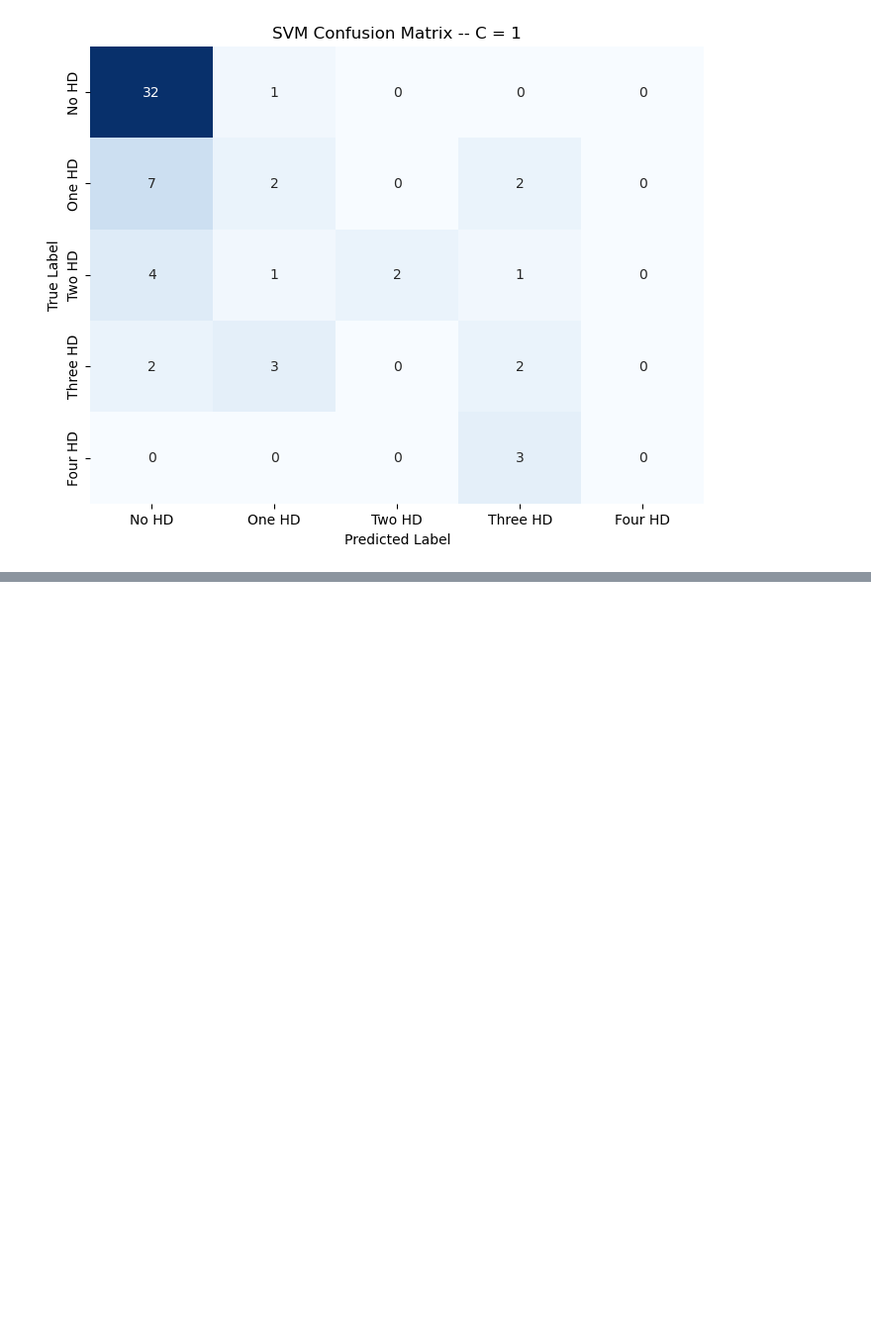
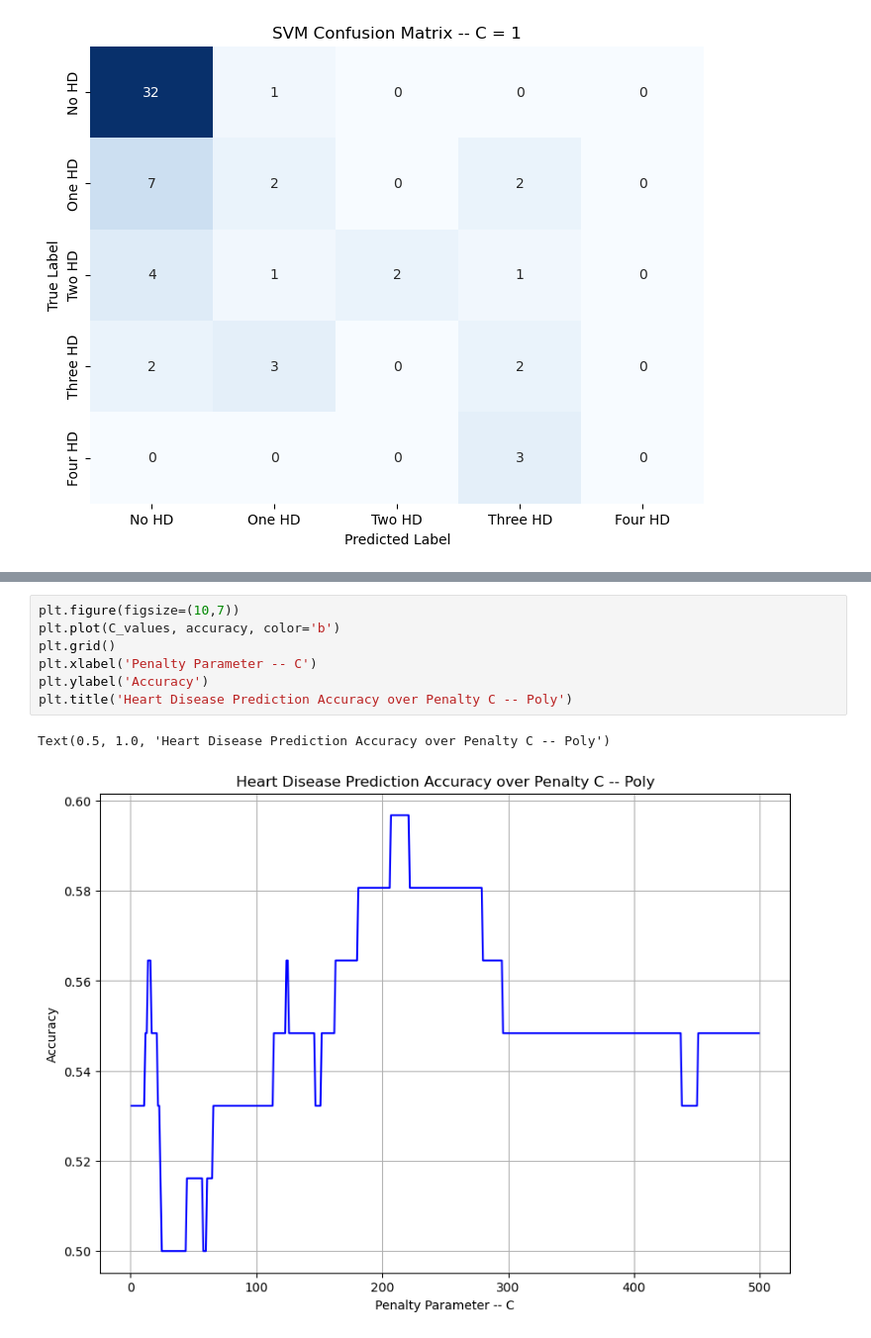
Before and after one commit to Norumai01/ECGR_4115_Project, a Jupyter notebook: Heart_Disease.ipynb, the cells around one changed output, grey strips where cells are left out. Shown: that part at 99% size. Saved outputs shown, nothing was run; the diff lists cells and outputs as text; blank space fills up the shorter version.

```diff
--- a/Heart_Disease.ipynb
+++ b/Heart_Disease.ipynb
@@ -163,0 +214,10 @@ Text(0.5, 1.0, 'Heart Disease Prediction Accuracy over Penalty C')
+# %%
+plt.figure(figsize=(10,7))
+plt.plot(C_values, accuracy, color='b')
+plt.grid()
+plt.xlabel('Penalty Parameter -- C')
+plt.ylabel('Accuracy')
+plt.title('Heart Disease Prediction Accuracy over Penalty C -- Poly')
+# %% [output]
+Text(0.5, 1.0, 'Heart Disease Prediction Accuracy over Penalty C -- Poly')
+[figure, added]
```
Also changed, not shown: parts of 3 cells of this notebook, 1 other file.
